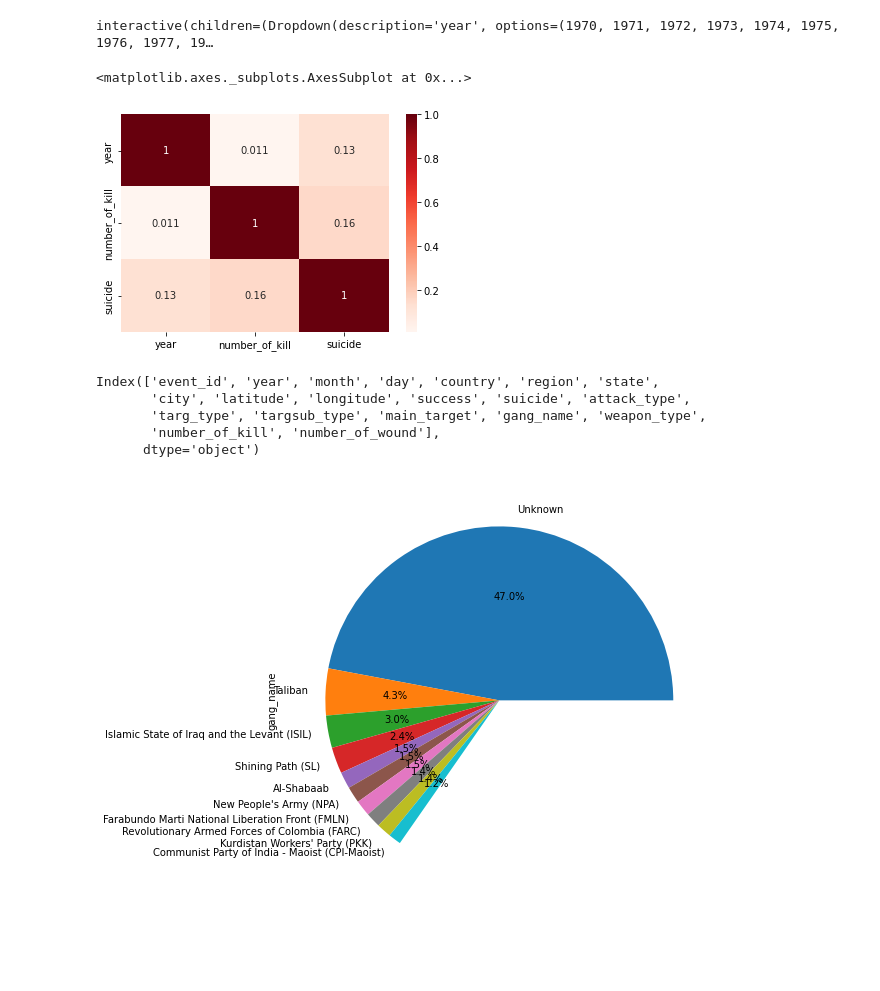
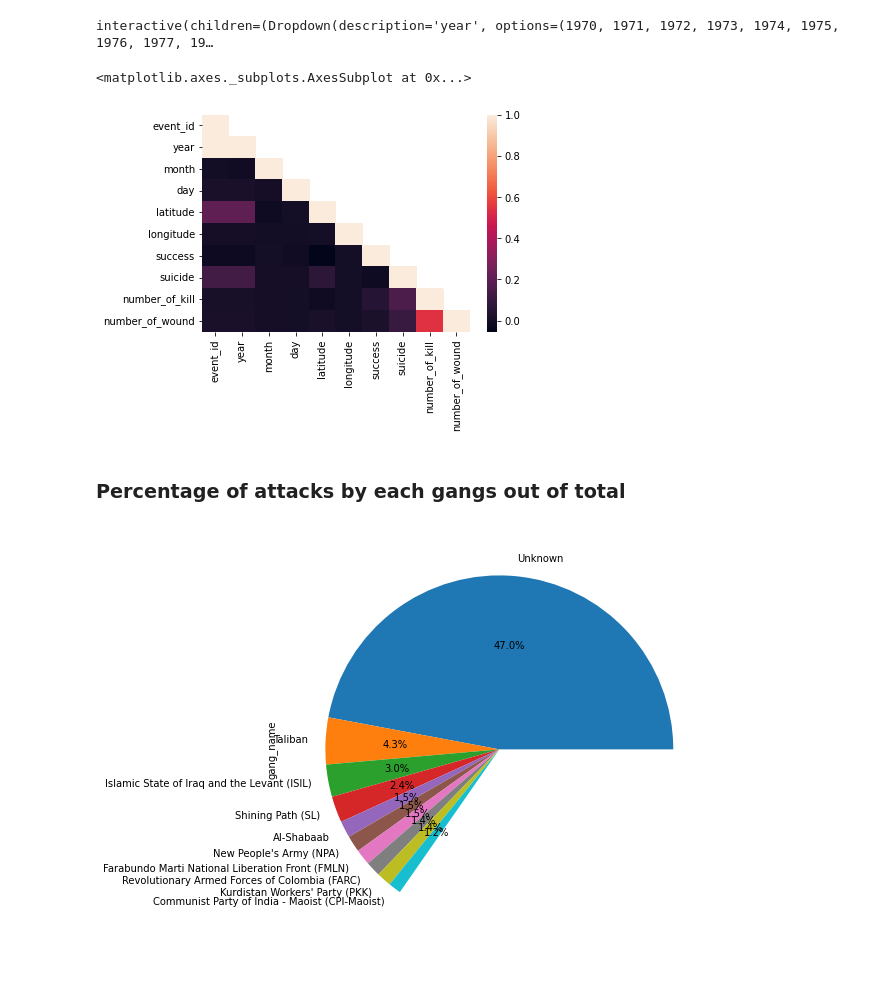
Before and after one commit to princepriyadarshi2017/AlmaBetter-EDA-Capstone-Project-Global-Terrorism, a Jupyter notebook: Global_Terrorism_Analysis.ipynb, the cells around one changed output. Cells and saved outputs as stored; diff of their text form; code cells hidden in the pictures; blank space fills up the shorter version.

```diff
--- a/Global_Terrorism_Analysis.ipynb
+++ b/Global_Terrorism_Analysis.ipynb
@@ -440,19 +445,15 @@ def attack_year(year=list(dataset["year"].unique())):
     return sns.countplot(y=a["region"], palette="viridis")
 # %% [output]
 interactive(children=(Dropdown(description='year', options=(1970, 1971, 1972, 1973, 1974, 1975, 1976, 1977, 19…
-# %%
-sns.heatmap(dataset[['year','number_of_kill','suicide']].corr(), annot=True, cmap = 'Reds')
-# %% [output]
-<matplotlib.axes._subplots.AxesSubplot at 0x...>
-[figure, removed]
-# %%
-dataset.columns
-# %% [output]
-Index(['event_id', 'year', 'month', 'day', 'country', 'region', 'state',
-       'city', 'latitude', 'longitude', 'success', 'suicide', 'attack_type',
-       'targ_type', 'targsub_type', 'main_target', 'gang_name', 'weapon_type',
-       'number_of_kill', 'number_of_wound'],
-      dtype='object')
+# %%
+mask = np.triu(np.ones_like(dataset.corr(), dtype=bool))
+np.fill_diagonal(mask, False)  # keeps the diagonal
+sns.heatmap(mask=mask,data=dataset.corr())
+# %% [output]
+<matplotlib.axes._subplots.AxesSubplot at 0x...>
+[figure, added]
+# %% [markdown]
+### Percentage of attacks by each gangs out of total
 # %%
 df1=dataset.gang_name.value_counts(normalize=True,ascending=False)
 df1.head(10).plot.pie(autopct="%.1f%%",figsize=(10,8))
```
Also changed, not shown: parts of 6 cells of this notebook.
